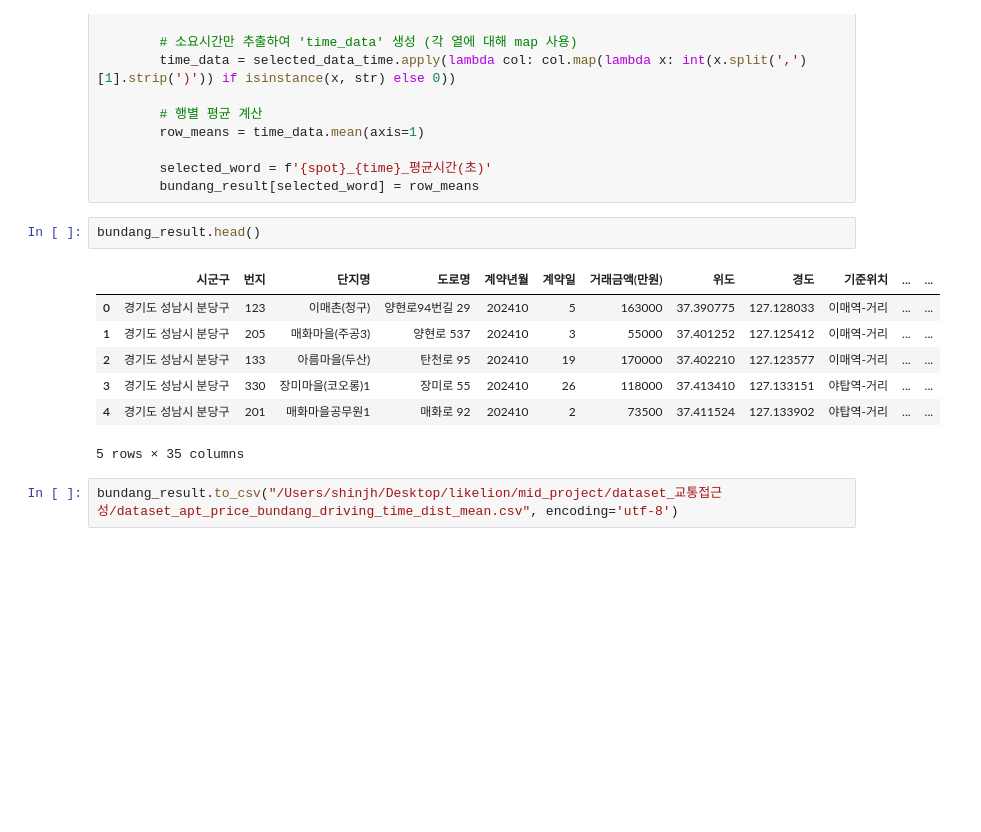
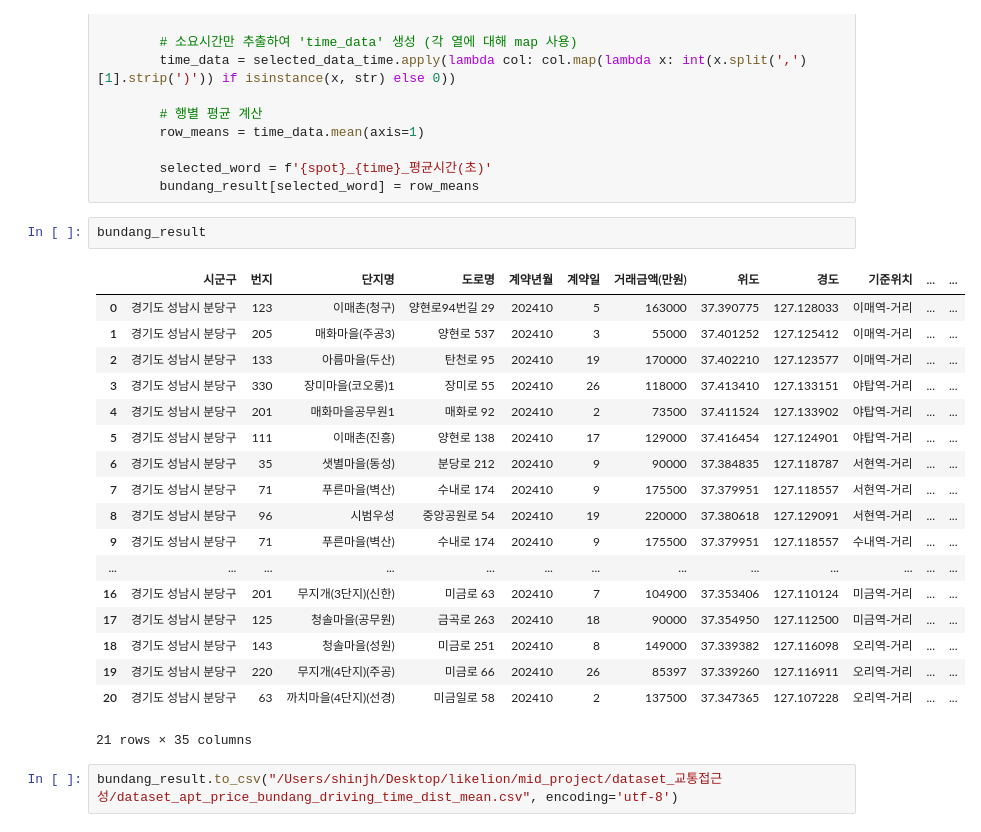
Before and after one commit to SnapishAgent/Ilsan-Investment-Insight, a Jupyter notebook: 교통 접근성/dataset_preprocessing_company_info.ipynb, the cells around one changed output. Saved outputs shown, nothing was run; the diff lists cells and outputs as text; blank space fills up the shorter version.

Commit message:
직주근접성 : dataset preprocessing (7) : Visualize result & delete unused code

```diff
--- a/교통 접근성/dataset_preprocessing_company_info.ipynb
+++ b/교통 접근성/dataset_preprocessing_company_info.ipynb
@@ -905,15 +901,26 @@ for spot in ['중구','강남구','종로구','영등포구','서초구']:
         selected_word = f'{spot}_{time}_평균시간(초)'
         bundang_result[selected_word] = row_means
 # %%
-bundang_result.head()
+bundang_result
 # %% [output]
 |  | 시군구 | 번지 | 단지명 | 도로명 | 계약년월 | 계약일 | 거래금액(만원) | 위도 | 경도 | 기준위치 | ... | ... |
 | 0 | 경기도 성남시 분당구 | 123 | 이매촌(청구) | 양현로94번길 29 | 202410 | 5 | 163000 | 37.390775 | 127.128033 | 이매역-거리 | ... | ... |
 | 1 | 경기도 성남시 분당구 | 205 | 매화마을(주공3) | 양현로 537 | 202410 | 3 | 55000 | 37.401252 | 127.125412 | 이매역-거리 | ... | ... |
 | 2 | 경기도 성남시 분당구 | 133 | 아름마을(두산) | 탄천로 95 | 202410 | 19 | 170000 | 37.402210 | 127.123577 | 이매역-거리 | ... | ... |
 | 3 | 경기도 성남시 분당구 | 330 | 장미마을(코오롱)1 | 장미로 55 | 202410 | 26 | 118000 | 37.413410 | 127.133151 | 야탑역-거리 | ... | ... |
 | 4 | 경기도 성남시 분당구 | 201 | 매화마을공무원1 | 매화로 92 | 202410 | 2 | 73500 | 37.411524 | 127.133902 | 야탑역-거리 | ... | ... |
+| 5 | 경기도 성남시 분당구 | 111 | 이매촌(진흥) | 양현로 138 | 202410 | 17 | 129000 | 37.416454 | 127.124901 | 야탑역-거리 | ... | ... |
+| 6 | 경기도 성남시 분당구 | 35 | 샛별마을(동성) | 분당로 212 | 202410 | 9 | 90000 | 37.384835 | 127.118787 | 서현역-거리 | ... | ... |
+| 7 | 경기도 성남시 분당구 | 71 | 푸른마을(벽산) | 수내로 174 | 202410 | 9 | 175500 | 37.379951 | 127.118557 | 서현역-거리 | ... | ... |
+| 8 | 경기도 성남시 분당구 | 96 | 시범우성 | 중앙공원로 54 | 202410 | 19 | 220000 | 37.380618 | 127.129091 | 서현역-거리 | ... | ... |
+| 9 | 경기도 성남시 분당구 | 71 | 푸른마을(벽산) | 수내로 174 | 202410 | 9 | 175500 | 37.379951 | 127.118557 | 수내역-거리 | ... | ... |
+| ... | ... | ... | ... | ... | ... | ... | ... | ... | ... | ... | ... | ... |
+| 16 | 경기도 성남시 분당구 | 201 | 무지개(3단지)(신한) | 미금로 63 | 202410 | 7 | 104900 | 37.353406 | 127.110124 | 미금역-거리 | ... | ... |
+| 17 | 경기도 성남시 분당구 | 125 | 청솔마을(공무원) | 금곡로 263 | 202410 | 18 | 90000 | 37.354950 | 127.112500 | 미금역-거리 | ... | ... |
+| 18 | 경기도 성남시 분당구 | 143 | 청솔마을(성원) | 미금로 251 | 202410 | 8 | 149000 | 37.339382 | 127.116098 | 오리역-거리 | ... | ... |
+| 19 | 경기도 성남시 분당구 | 220 | 무지개(4단지)(주공) | 미금로 66 | 202410 | 26 | 85397 | 37.339260 | 127.116911 | 오리역-거리 | ... | ... |
+| 20 | 경기도 성남시 분당구 | 63 | 까치마을(4단지)(선경) | 미금일로 58 | 202410 | 2 | 137500 | 37.347365 | 127.107228 | 오리역-거리 | ... | ... |
-5 rows × 35 columns
+21 rows × 35 columns
 # %%
 bundang_result.to_csv("/Users/shinjh/Desktop/likelion/mid_project/dataset_교통접근성/dataset_apt_price_bundang_driving_time_dist_mean.csv", encoding='utf-8')
 # %%
```
Also changed, not shown: parts of 10 cells of this notebook.
